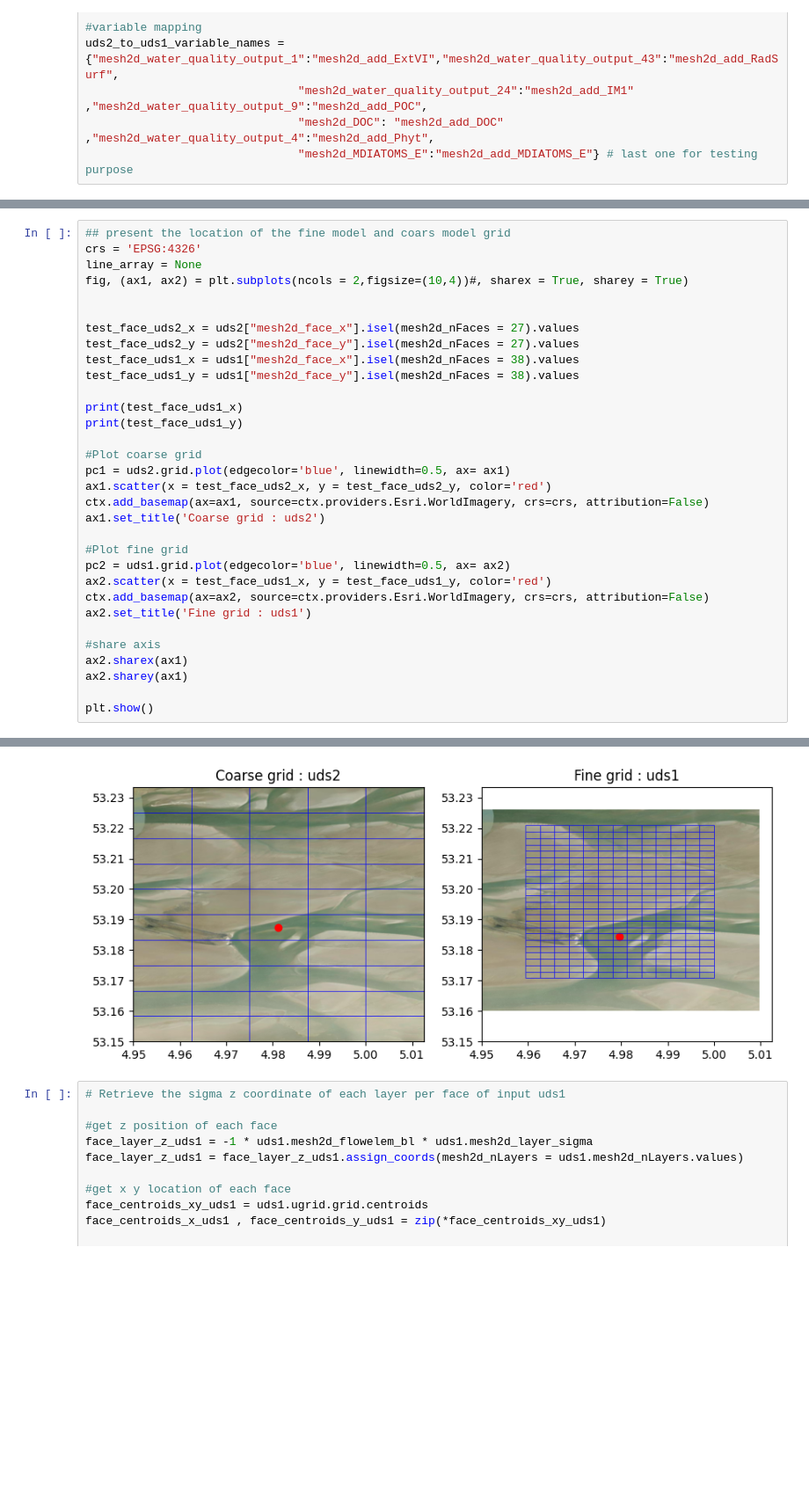
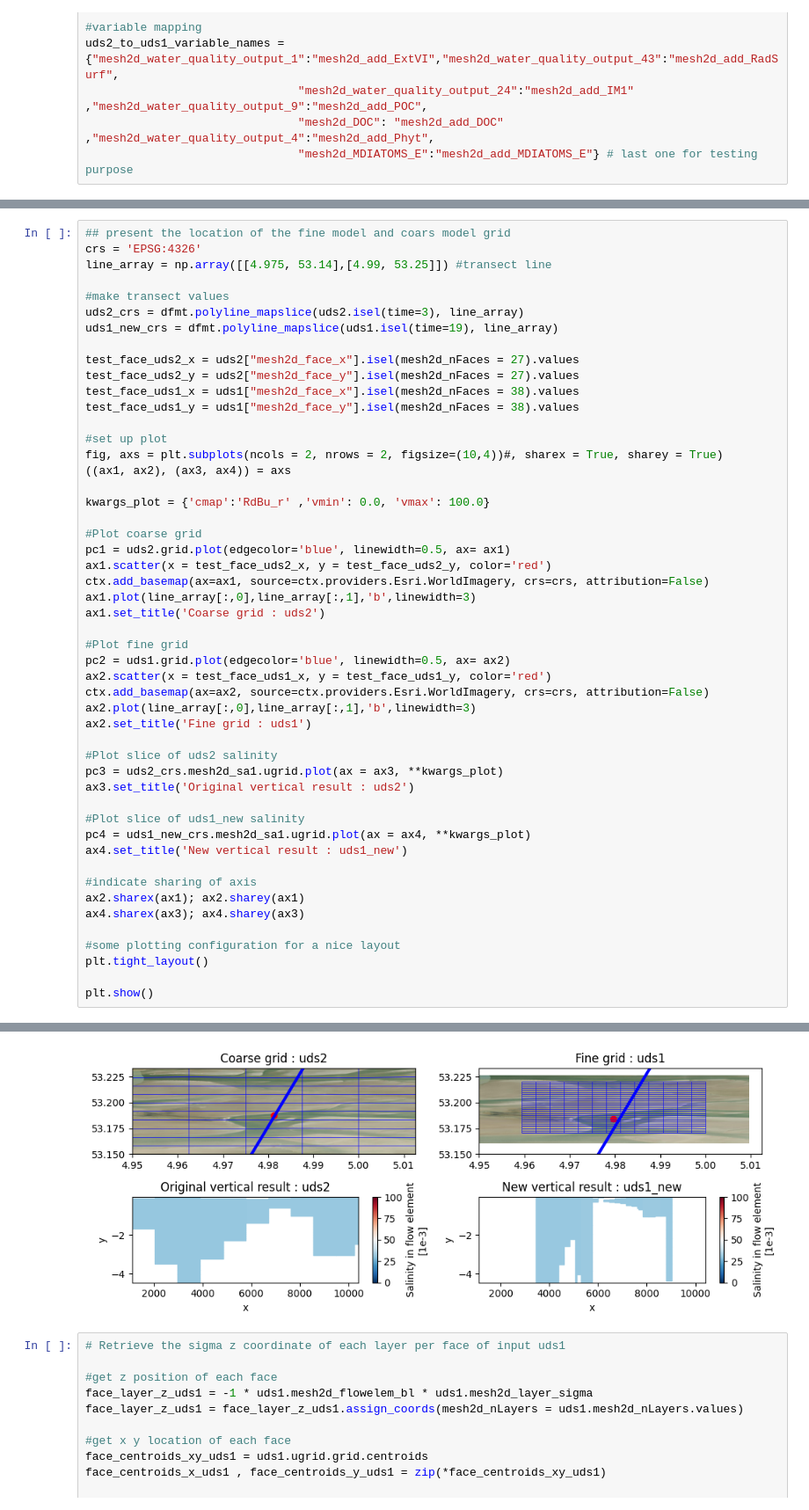
Before and after one commit to Deltares-research/decoimpact_examples, a Jupyter notebook: preprocessing/UGRID_add_data_from_coarser_to_fine_grid.ipynb, the cells around one changed output, grey strips where cells are left out. Shown: that part at 88% size. Saved outputs shown, nothing was run; the diff lists cells and outputs as text; blank space fills up the shorter version.

```diff
--- a/preprocessing/UGRID_add_data_from_coarser_to_fine_grid.ipynb
+++ b/preprocessing/UGRID_add_data_from_coarser_to_fine_grid.ipynb
@@ -111,33 +111,51 @@ mesh2d_layer_sigma_z in uds2 : True
 # %%
 ## present the location of the fine model and coars model grid
 crs = 'EPSG:4326'
-line_array = None
-fig, (ax1, ax2) = plt.subplots(ncols = 2,figsize=(10,4))#, sharex = True, sharey = True)
+line_array = np.array([[4.975, 53.14],[4.99, 53.25]]) #transect line
 
+#make transect values
+uds2_crs = dfmt.polyline_mapslice(uds2.isel(time=3), line_array)
+uds1_new_crs = dfmt.polyline_mapslice(uds1.isel(time=19), line_array)
 
 test_face_uds2_x = uds2["mesh2d_face_x"].isel(mesh2d_nFaces = 27).values
 test_face_uds2_y = uds2["mesh2d_face_y"].isel(mesh2d_nFaces = 27).values
 test_face_uds1_x = uds1["mesh2d_face_x"].isel(mesh2d_nFaces = 38).values
 test_face_uds1_y = uds1["mesh2d_face_y"].isel(mesh2d_nFaces = 38).values
 
-print(test_face_uds1_x)
-print(test_face_uds1_y)
+#set up plot
+fig, axs = plt.subplots(ncols = 2, nrows = 2, figsize=(10,4))#, sharex = True, sharey = True)
+((ax1, ax2), (ax3, ax4)) = axs
+
+kwargs_plot = {'cmap':'RdBu_r' ,'vmin': 0.0, 'vmax': 100.0}
 
 #Plot coarse grid
 pc1 = uds2.grid.plot(edgecolor='blue', linewidth=0.5, ax= ax1)
 ax1.scatter(x = test_face_uds2_x, y = test_face_uds2_y, color='red')
 ctx.add_basemap(ax=ax1, source=ctx.providers.Esri.WorldImagery, crs=crs, attribution=False)
+ax1.plot(line_array[:,0],line_array[:,1],'b',linewidth=3)
 ax1.set_title('Coarse grid : uds2')
 
 #Plot fine grid
 pc2 = uds1.grid.plot(edgecolor='blue', linewidth=0.5, ax= ax2)
 ax2.scatter(x = test_face_uds1_x, y = test_face_uds1_y, color='red')
 ctx.add_basemap(ax=ax2, source=ctx.providers.Esri.WorldImagery, crs=crs, attribution=False)
+ax2.plot(line_array[:,0],line_array[:,1],'b',linewidth=3)
 ax2.set_title('Fine grid : uds1')
 
-#share axis
-ax2.sharex(ax1)
-ax2.sharey(ax1)
+#Plot slice of uds2 salinity
+pc3 = uds2_crs.mesh2d_sa1.ugrid.plot(ax = ax3, **kwargs_plot)
+ax3.set_title('Original vertical result : uds2')
+
+#Plot slice of uds1_new salinity
+pc4 = uds1_new_crs.mesh2d_sa1.ugrid.plot(ax = ax4, **kwargs_plot)
+ax4.set_title('New vertical result : uds1_new')
+
+#indicate sharing of axis
+ax2.sharex(ax1); ax2.sharey(ax1)
+ax4.sharex(ax3); ax4.sharey(ax3)
+
+#some plotting configuration for a nice layout
+plt.tight_layout()
 
 plt.show()
 # %% [output]
@@ -146,4 +164,4 @@ plt.show()
-[figure, old version]
+[figure, new version]
 # %%
 # Retrieve the sigma z coordinate of each layer per face of input uds1
 
```
Also changed, not shown: parts of 8 cells of this notebook.
